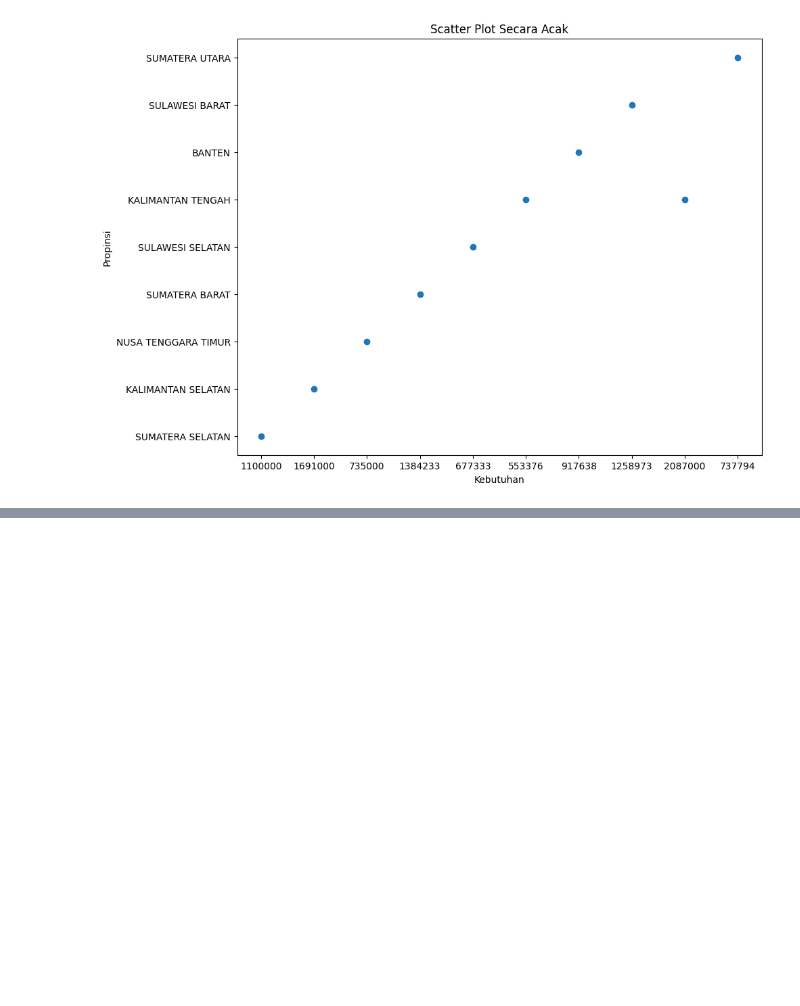
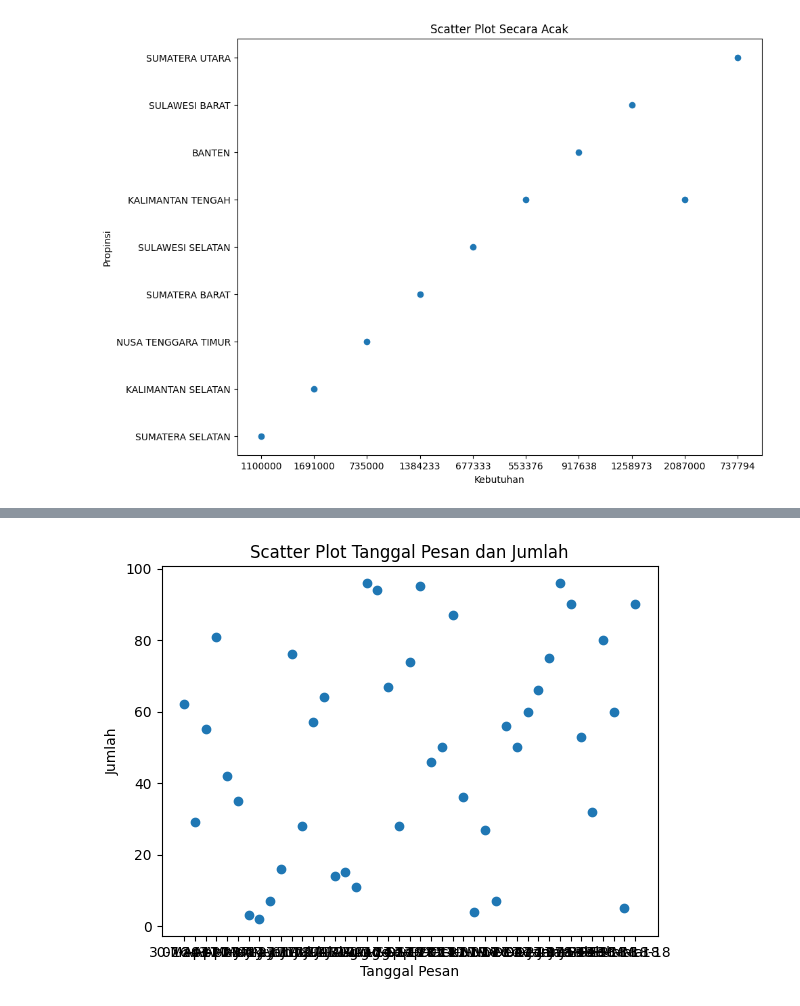
Before and after one commit to RMuchamadNaufalRamadhan/UAS_VisualDatadanInfromasi, a Jupyter notebook: UAS_VisualDatadanInfromasi.ipynb, the cells around one changed output, grey strips where cells are left out. Saved outputs shown, nothing was run; the diff lists cells and outputs as text; code cells hidden in the pictures; blank space fills up the shorter version.

```diff
--- a/UAS_VisualDatadanInfromasi.ipynb
+++ b/UAS_VisualDatadanInfromasi.ipynb
@@ -66,0 +144,19 @@ plt.show()
+# %%
+import pandas as pd
+import matplotlib.pyplot as plt
+
+# Membaca file CSV
+data = pd.read_csv('SupplyKantor.csv')
+
+# Membuat scatter plot
+plt.scatter(data['TanggalPesan'], data['Jumlah'])
+
+# Memberikan judul dan label sumbu
+plt.title('Scatter Plot Tanggal Pesan dan Jumlah')
+plt.xlabel('Tanggal Pesan')
+plt.ylabel('Jumlah')
+
+# Menampilkan scatter plot
+plt.show()
+# %% [output]
+[figure, added]
```
Also changed, not shown: parts of 4 cells of this notebook.
